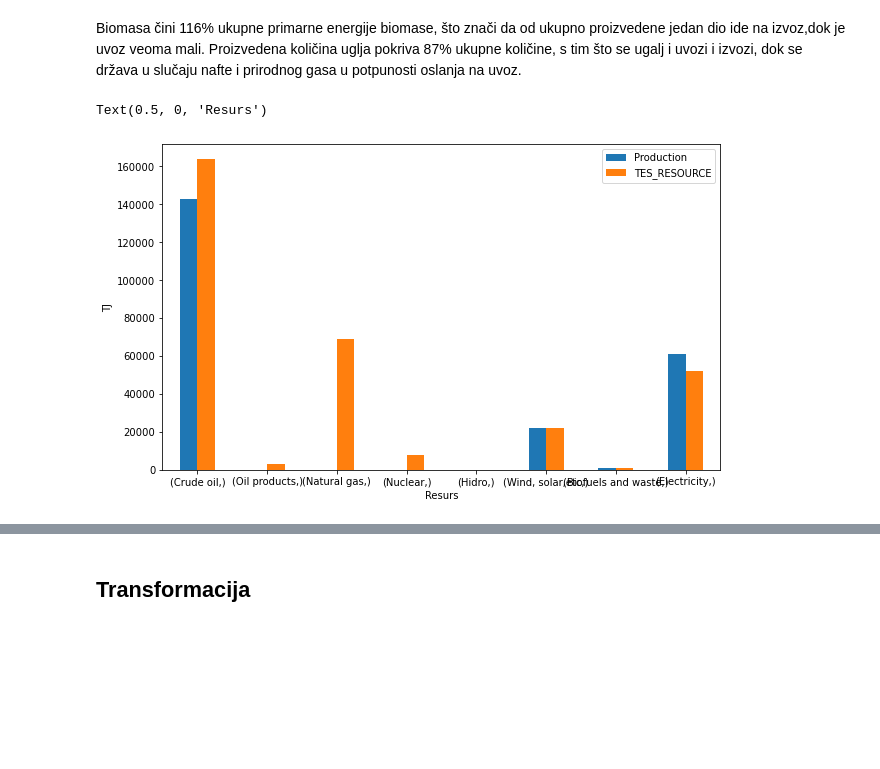
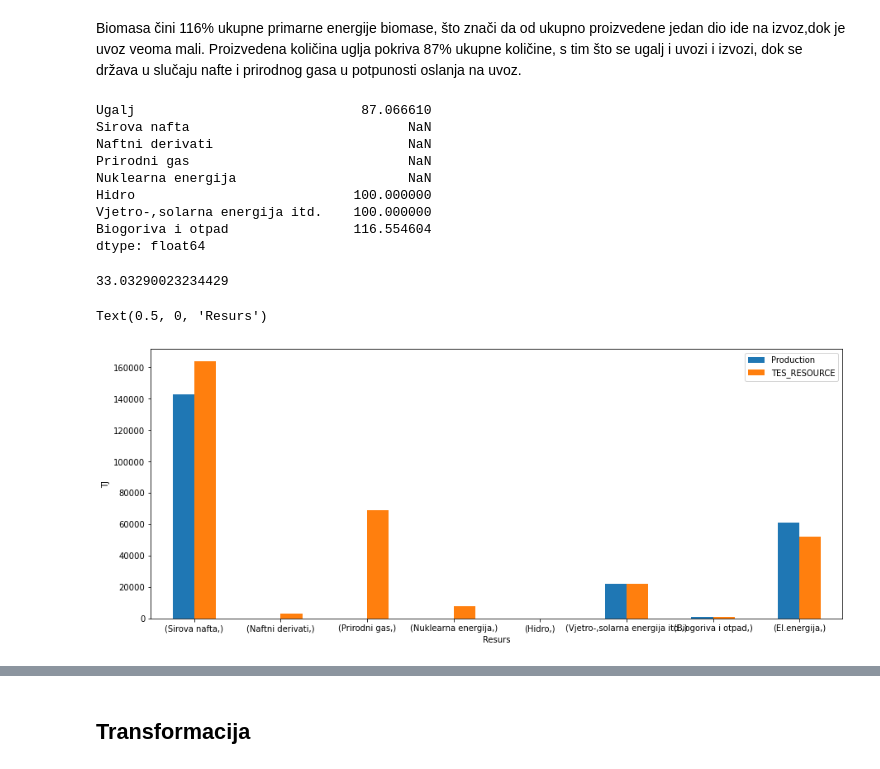
Before and after one commit to ehlimana/Electricity-analysis, a Jupyter notebook: Energy_balance.ipynb, the cells around one changed output, grey strips where cells are left out. Saved outputs shown, nothing was run; the diff lists cells and outputs as text; code cells hidden in the pictures; blank space fills up the shorter version.

```diff
--- a/Energy_balance.ipynb
+++ b/Energy_balance.ipynb
@@ -12,4 +12,19 @@ file=pd.read_excel(r"FILES\BALANCE\bilans2019.xlsx",sheet_name="TJ_2019", header
 # %%
 file=file.set_index("TJ")
 # %%
-file
+#prevod na bosanski
+eng_columns=file.columns
+bos_columns=["Ugalj","Sirova nafta","Naftni derivati","Prirodni gas","Nuklearna energija","Hidro","Vjetro-,solarna energija itd.","Biogoriva i otpad","El.energija","Toplota", "Ukupno"]
+eng_index=['Production', 'Imports', 'Exports', 'International marine bunkers',
+       'International aviation bunkers', 'Stock changes', 'TES',
+       'Transfers', 'Statistical differences', 'Electricity plants',
+       'CHP plants', 'Heat plants', 'Gas works', 'Oil refineries',
+       'Coal transformation', 'Liquefication plants',
+       'Other transformation', 'Energy industry own use', 'Losses',
+       'Total final consumption', 'Industry', 'Transport', 'Residential',
+       'Commercial and public services', 'Agriculture/forestry',
+       'Fishing', 'Non-specified', 'Non-energy use']
+bos_index=["Proizvodnja","Uvoz","Izvoz","Bunkeri za međunarodni morski saobraćaj","Bunkeri za međunarodni avionski saobraćaj","Saldo zaliha",
+          "TES","Transferi","Statističke razlike","Elektrane","CHP elektrane","Toplane","Gas - izvedbe","Rafinerije nafte","Transformacija uglja",
+          "Postrojenja za ukapljivanje","Druge transformacije","Vlastita potrošnja","Gubici","TFC","Industrija","Transport","Stambeni sektor","Uslužne djelatnosti",
+           "Poljoprivreda/šumarstvo","Ribarstvo","Neodređeno","Neenergetska upotreba"]
@@ -34,0 +31,7 @@ file
+# %%
+file.columns=["Ugalj","Sirova nafta","Naftni derivati","Prirodni gas","Nuklearna energija","Hidro","Vjetro-,solarna energija itd.","Biogoriva i otpad","El.energija","Toplota", "Ukupno"]
+a=dict()
+for value in range(len(eng_index)):
+    a[eng_index[value]]=bos_index[value]
+
+file=file.rename(index=a)
@@ -70,18 +94,35 @@ Udio OIE u TES: 24.619117314813906 %
 Biomasa čini 116% ukupne primarne energije biomase, što znači da od ukupno proizvedene jedan dio ide na izvoz,dok je uvoz veoma mali. Proizvedena količina uglja pokriva 87% ukupne količine, s tim što se ugalj i uvozi i izvozi, dok se država u slučaju nafte i prirodnog gasa u potpunosti oslanja na uvoz.
 # %%
 production_tes_ratio=(file.iloc[0,:8]/file.iloc[6,:8])*100
+# %%
+production_tes_ratio
+# %% [output]
+Ugalj                             87.066610
+Sirova nafta                            NaN
+Naftni derivati                         NaN
+Prirodni gas                            NaN
+Nuklearna energija                      NaN
+Hidro                            100.000000
+Vjetro-,solarna energija itd.    100.000000
+Biogoriva i otpad                116.554604
+dtype: float64
+# %%
+# procenat uglja koji se uvozi u odnosu na proizvedenu
+(file.iloc[1,0]/file.iloc[0,0])*100
+# %% [output]
+33.03290023234429
 # %%
 production = file.iloc[0,:8].values
 TES_RESOURCE = file.iloc[6,:8].values
 index = [file.columns[1:9]]
 df = pd.DataFrame({'Production': production,
                    'TES_RESOURCE': TES_RESOURCE}, index=index)
-ax = df.plot.bar(rot=0, figsize=(10,6))
+ax = df.plot.bar(rot=0, figsize=(15,6))
 ax.set_ylabel("TJ")
 ax.set_xlabel("Resurs")
 # %% [output]
 Text(0.5, 0, 'Resurs')
-[figure, old version]
+[figure, new version]
 # %% [markdown]
 ![image.png](attachment:image.png)
 # %% [markdown]
```
Also changed, not shown: parts of 29 cells of this notebook.
